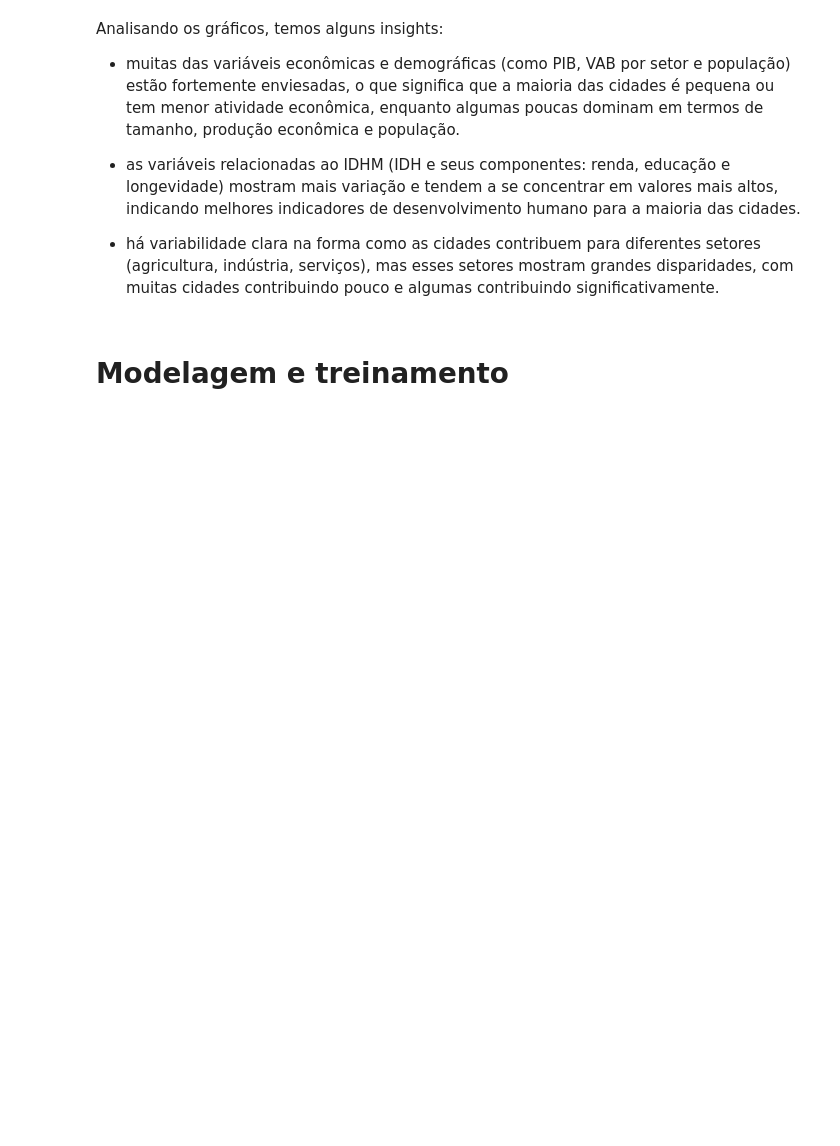
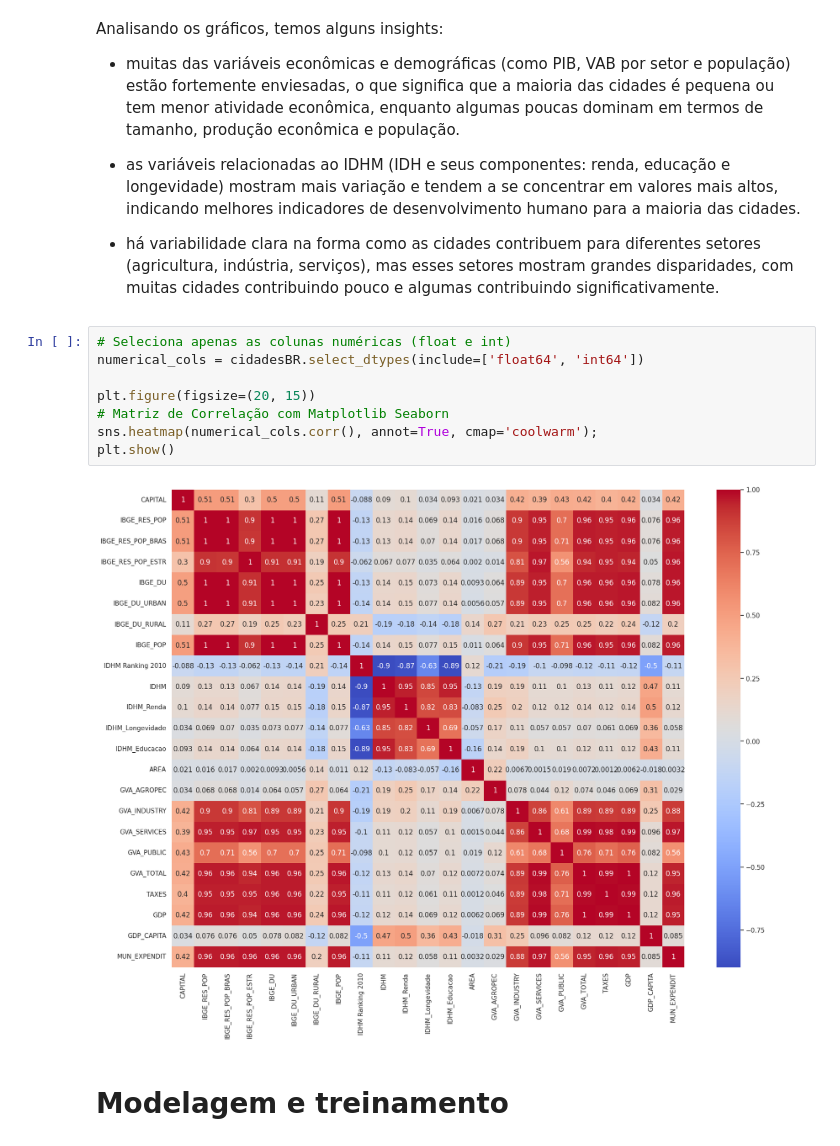
Before and after one commit to bernardosnap/MVP---Sprint-An-lise-de-Dados-e-Boas-Pr-ticas, a Jupyter notebook: Análise_de_Dados_Cidades_Brasileiras.ipynb, the cells around one changed output. Drawn from its saved outputs; the diff is of its cells as text; blank space fills up the shorter version.

```diff
--- a/Análise_de_Dados_Cidades_Brasileiras.ipynb
+++ b/Análise_de_Dados_Cidades_Brasileiras.ipynb
@@ -431,6 +460,16 @@ Analisando os gráficos, temos alguns insights:
 - as variáveis relacionadas ao IDHM (IDH e seus componentes: renda, educação e longevidade) mostram mais variação e tendem a se concentrar em valores mais altos, indicando melhores indicadores de desenvolvimento humano para a maioria das cidades.
 
 - há variabilidade clara na forma como as cidades contribuem para diferentes setores (agricultura, indústria, serviços), mas esses setores mostram grandes disparidades, com muitas cidades contribuindo pouco e algumas contribuindo significativamente.
+# %%
+# Seleciona apenas as colunas numéricas (float e int)
+numerical_cols = cidadesBR.select_dtypes(include=['float64', 'int64'])
+
+plt.figure(figsize=(20, 15))
+# Matriz de Correlação com Matplotlib Seaborn
+sns.heatmap(numerical_cols.corr(), annot=True, cmap='coolwarm');
+plt.show()
+# %% [output]
+[figure, added]
 # %% [markdown]
 # Modelagem e treinamento
 # %% [markdown]
```
Also changed, not shown: parts of 13 cells of this notebook.
